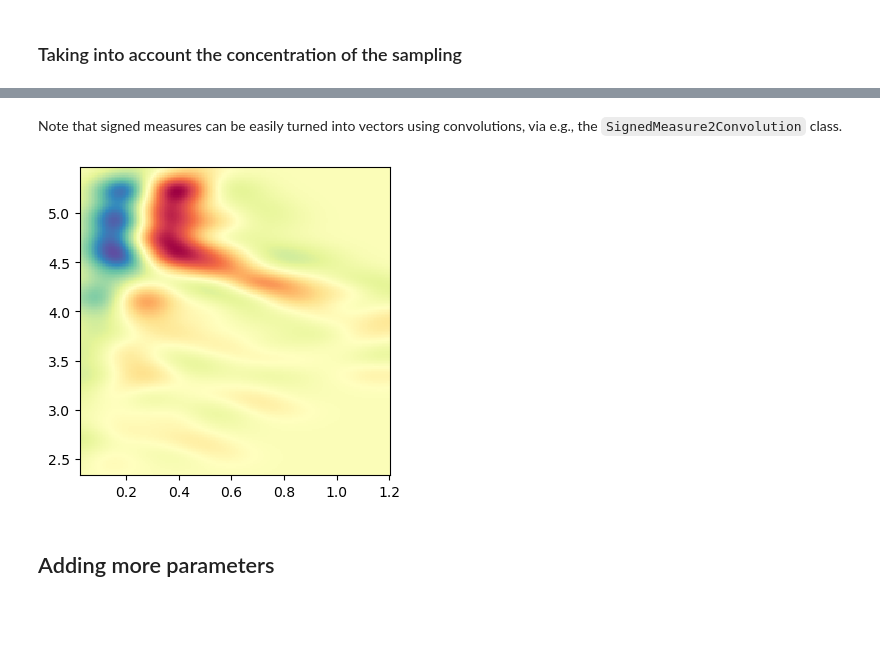
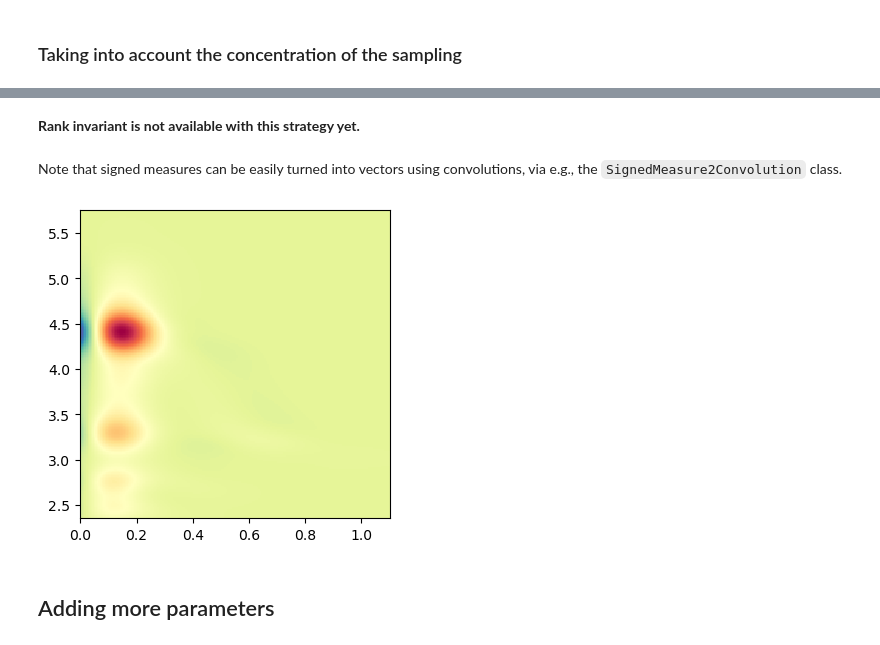
Before and after one commit to DavidLapous/multipers, a Jupyter notebook: tutorial/multipers_introduction.ipynb, the cells around one changed output, grey strips where cells are left out. Saved outputs shown, nothing was run; the diff lists cells and outputs as text; code cells hidden in the pictures; blank space fills up the shorter version.

```diff
--- a/tutorial/multipers_introduction.ipynb
+++ b/tutorial/multipers_introduction.ipynb
@@ -142,16 +147,19 @@ sm_rank = mms.SimplexTrees2SignedMeasures(degrees=[], rank_degrees=[1],plot=True
+# %% [markdown]
+**Rank invariant is not available with this strategy yet.**
 # %% [markdown]
 Note that signed measures can be easily turned into vectors using convolutions, via e.g., the `SignedMeasure2Convolution` class.
 # %%
+import multipers.ml.signed_measures as mms
 img, = mms.SignedMeasure2Convolution(
     resolution=200,
     grid_strategy="regular",
-    bandwidth=.1,
-    kernel='gaussian',
+    bandwidth=.01,
+    kernel='exponential',
     backend='pykeops',
-    plot=True
-).fit_transform(sm[0])
+    plot=True,
+).fit_transform([[hilbert_sm]])
 # %% [output]
-[figure, old version]
+[figure, new version]
 # %% [markdown]
 ## Adding more parameters
 # %% [markdown]
```
Also changed, not shown: parts of 32 cells of this notebook.
